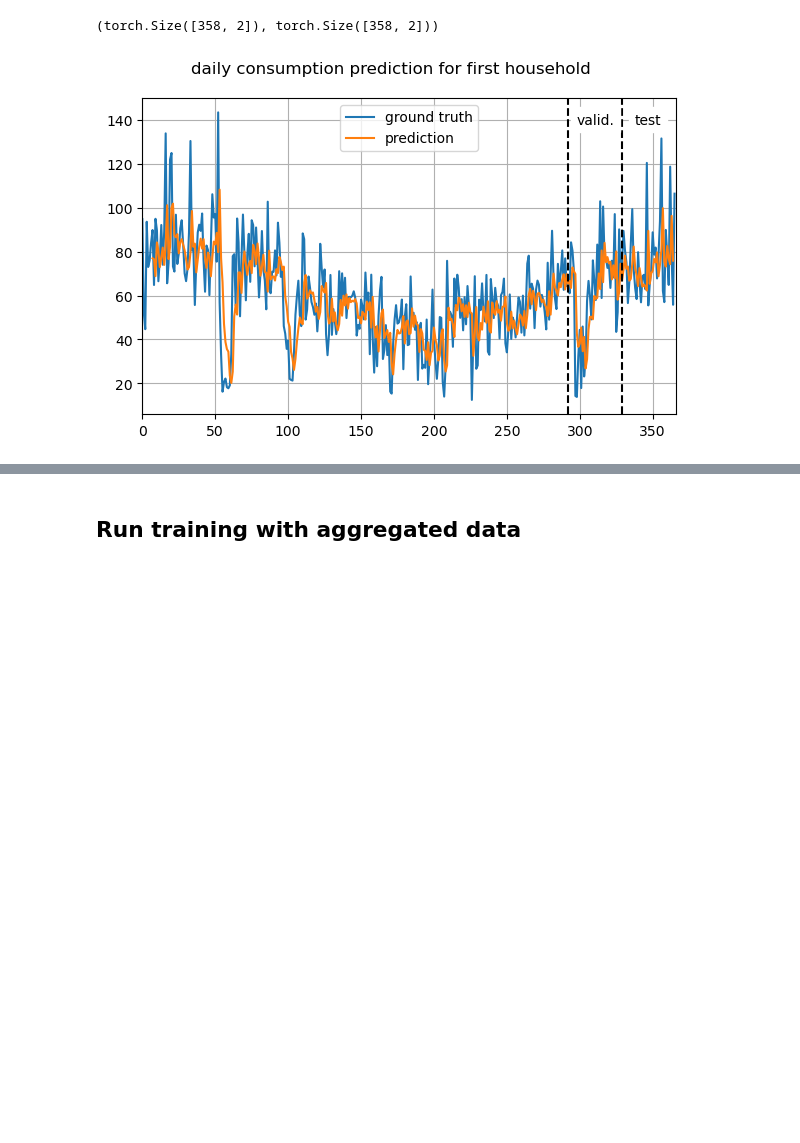
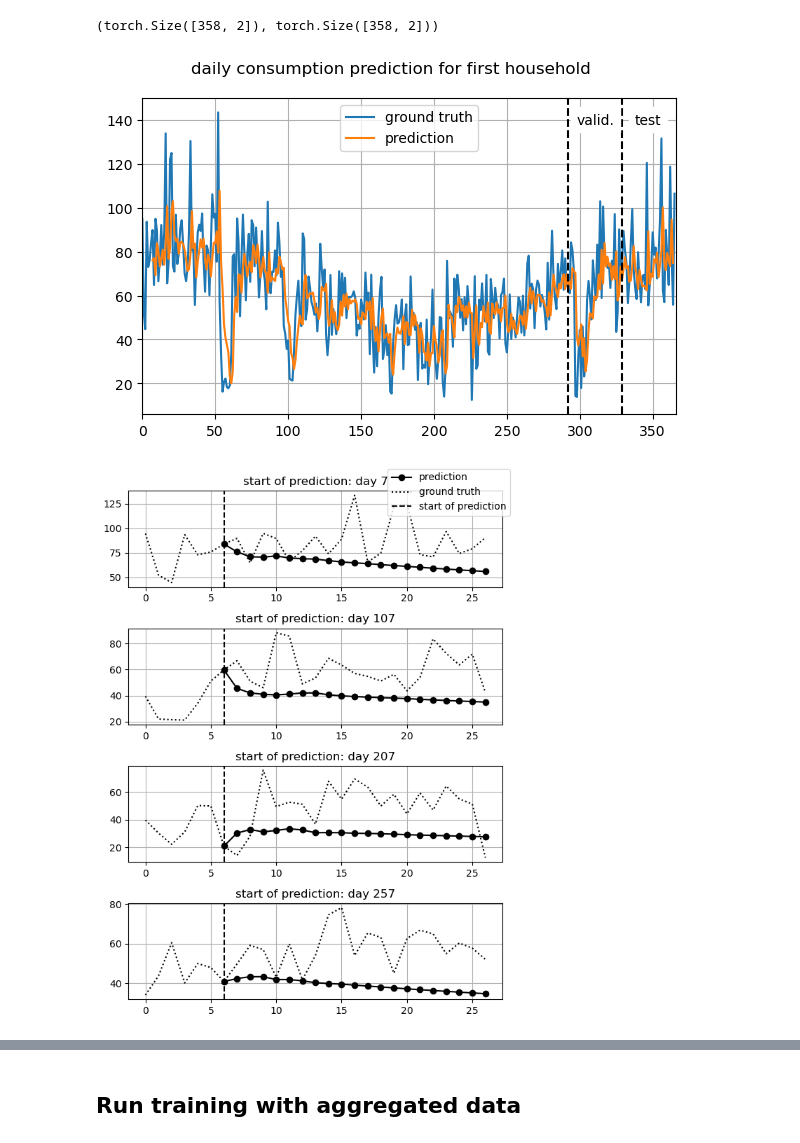
Before and after one commit to f-krause/uio-AIEI-project-2, a Jupyter notebook: task1_prediction_RNN.ipynb, the cells around one changed output, grey strips where cells are left out. Cells and saved outputs as stored; diff of their text form; code cells hidden in the pictures; blank space fills up the shorter version.

Commit message:
add recursive prediction

```diff
--- a/task1_prediction_RNN.ipynb
+++ b/task1_prediction_RNN.ipynb
@@ -96,7 +99,8 @@ fl.plot_training_loss()
 # %%
 # TODO add "simulation plot": "show the predicted output vs. ground truth during the model training and testing"
 daily_cons = load_daily_consumptions()
-daily_cons = torch.from_numpy(daily_cons).float()
+with torch.no_grad():
+  daily_cons = torch.from_numpy(daily_cons).float()
 daily_cons.shape
 # %% [output]
 torch.Size([50, 366])
@@ -104,16 +108,14 @@ torch.Size([50, 366])
 with torch.no_grad():
   ground_truths, predictions = [], []
   windows = []
-  for i in range(7, daily_cons.shape[1] - 1):
+  time_ix = torch.arange(7, daily_cons.shape[1] - 1)
+  for i in time_ix:
     window = daily_cons[0][i-7:i]
-    #windows.append(torch.from_numpy(window))
-    #windows = torch.stack(window)
-    #predictions = fl.model(windows)
-    ground_truth = daily_cons[0][i]
-    y_pred = fl.model(window[None,:]).item()
-    ground_truths.append([i, ground_truth.item()])
-    predictions.append([i, y_pred])
-  ground_truths, predictions = torch.tensor(ground_truths), torch.tensor(predictions)
+    windows.append(window)
+    ground_truths.append([i, daily_cons[0][i].item()])
+  windows = torch.stack(windows)
+  predictions = torch.column_stack((time_ix, fl.model(windows)))
+  ground_truths = torch.tensor(ground_truths)
 ground_truths.shape, predictions.shape
 # %% [output]
 (torch.Size([358, 2]), torch.Size([358, 2]))
@@ -136,7 +138,26 @@ plt.text(daily_cons.shape[1] * 95 // 100, 140, "test", ha="center", va="center")
 plt.legend()
 plt.tight_layout();
 # %% [output]
-[figure, old version]
+[figure, new version]
+# %%
+start_points = [0, 100, 200, 250]
+fig, axs = plt.subplots(nrows=len(start_points), figsize=(6, 2 * len(start_points)))
+for start_idx, ax in zip(start_points, axs):
+  window = windows[start_idx]
+  completion = [w.item() for w in window]
+  with torch.no_grad():
+    for _ in range(20):
+      pred = fl.model(torch.tensor(completion[-7:])[None,:])
+      completion.append(pred.item())
+  ax.grid(True)
+  ax.plot(torch.arange(len(window) - 1, len(completion)), completion[len(window) - 1:], label="prediction", c="k", marker="o")
+  ax.plot(daily_cons[0, start_idx:start_idx+len(completion)], label="ground truth", ls=":", c="k")
+  ax.axvline(len(window) - 1, c="k", ls="--", label="start of prediction")
+  ax.set_title("start of prediction: day {}".format(time_ix[start_idx]))
+fig.legend(*ax.get_legend_handles_labels())
+fig.tight_layout();
+# %% [output]
+[figure, added]
 # %%
 y_pred = fl.evaluation_metrics(x_test, y_test)
 plt.figure(figsize=(8,2))
```
Also changed, not shown: parts of 4 cells of this notebook.
